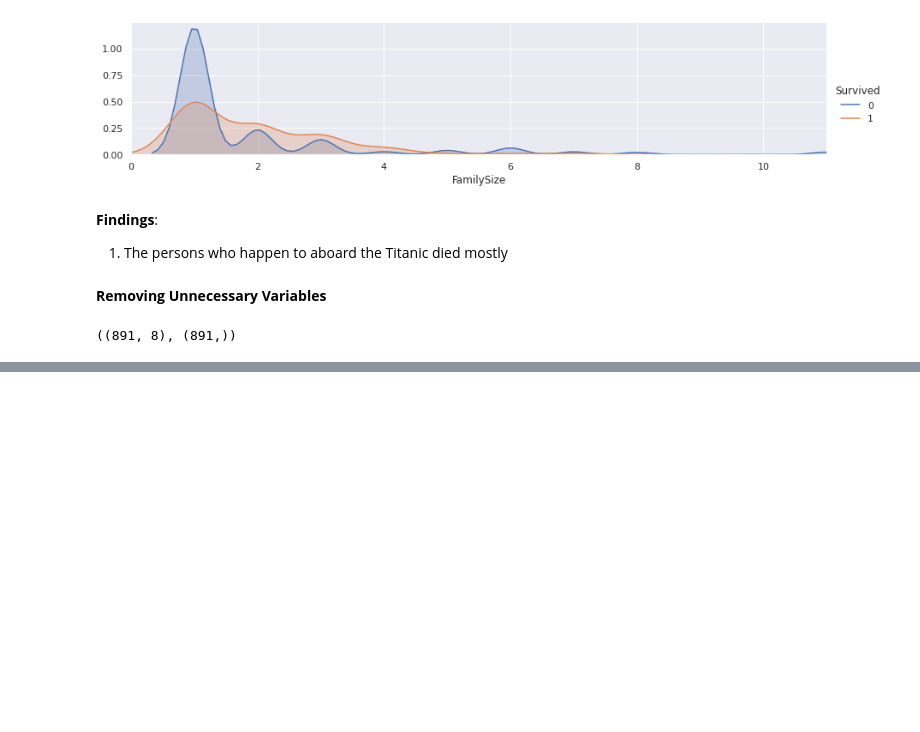
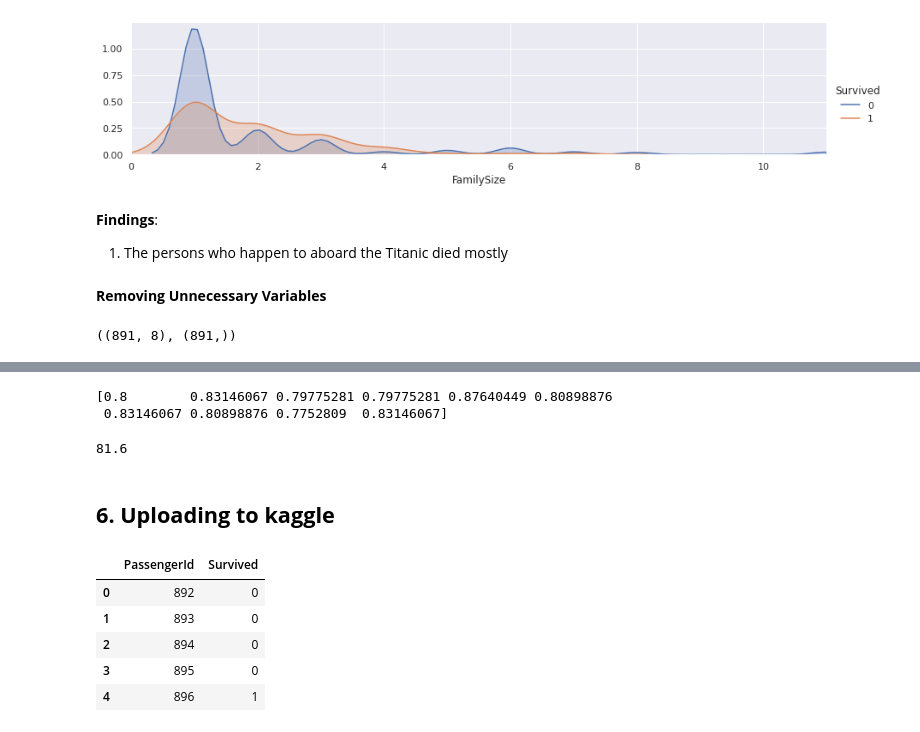
Before and after one commit to Zaedul-Islam/Kaggle, a Jupyter notebook: Titanic - Machine Learning from Disaster/Titanic.ipynb, the cells around one changed output, grey strips where cells are left out. Drawn from its saved outputs; the diff is of its cells as text; code cells hidden in the pictures; blank space fills up the shorter version.

```diff
--- a/Titanic - Machine Learning from Disaster/Titanic.ipynb
+++ b/Titanic - Machine Learning from Disaster/Titanic.ipynb
@@ -695,0 +756,14 @@ trainData.shape, target.shape
+# %%
+randomForestClassifier = RandomForestClassifier(n_estimators=13)
+score = cross_val_score(randomForestClassifier, trainData, target, cv = kFold, n_jobs = 1, scoring = 'accuracy')
+print(score)
+# %% [output]
+[0.8        0.83146067 0.79775281 0.79775281 0.87640449 0.80898876
+ 0.83146067 0.80898876 0.7752809  0.83146067]
+# %%
+# Random Forest Score
+round(np.mean(score) * 100, 2)
+# %% [output]
+81.6
+# %% [markdown]
+## **6. Uploading to kaggle**
@@ -695,0 +783,10 @@ trainData.shape, target.shape
+# %%
+submission = pd.read_csv('submission.csv')
+submission.head()
+# %% [output]
+|  | PassengerId | Survived |
+| 0 | 892 | 0 |
+| 1 | 893 | 0 |
+| 2 | 894 | 0 |
+| 3 | 895 | 0 |
+| 4 | 896 | 1 |
```
Also changed, not shown: parts of 12 cells of this notebook.
